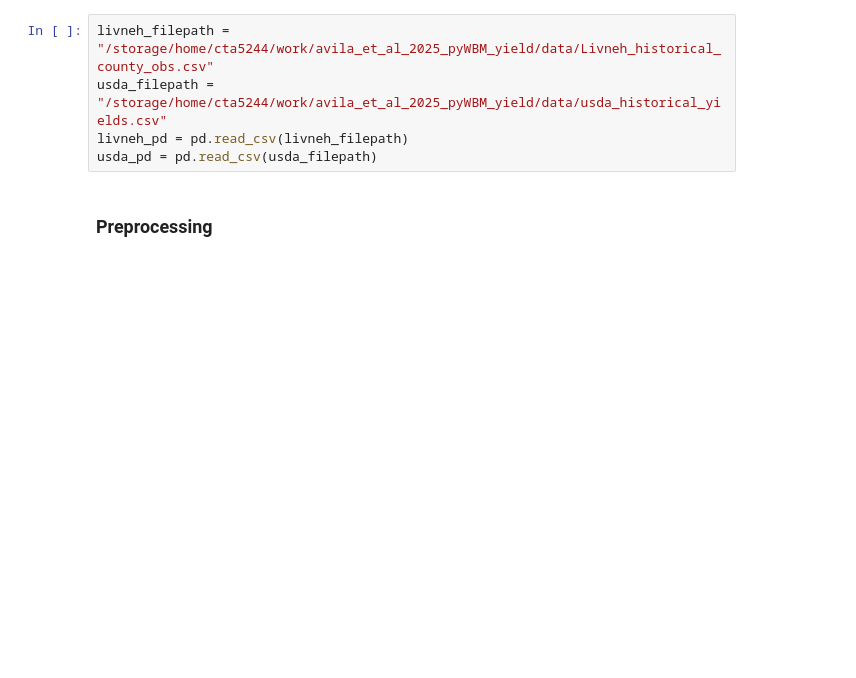
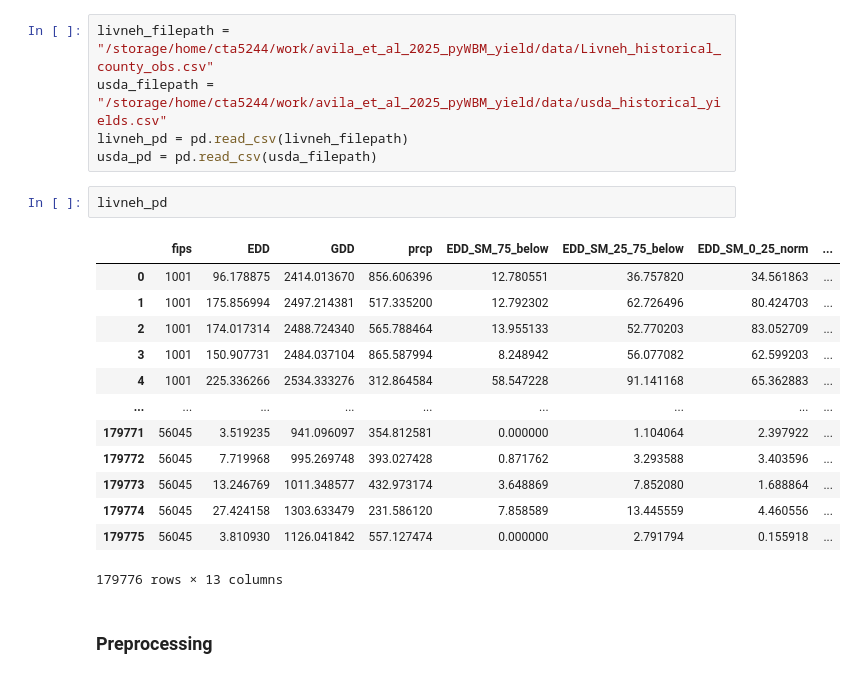
Before and after one commit to theo-avila/avila_et_al_2025_pyWBM_yield, a Jupyter notebook: 2b_econometric_wbm.ipynb, the cells around one changed output. Saved outputs shown, nothing was run; the diff lists cells and outputs as text; blank space fills up the shorter version.

```diff
--- a/2b_econometric_wbm.ipynb
+++ b/2b_econometric_wbm.ipynb
@@ -15,6 +15,22 @@ livneh_filepath = "/storage/home/cta5244/work/avila_et_al_2025_pyWBM_yield/data/
 usda_filepath = "/storage/home/cta5244/work/avila_et_al_2025_pyWBM_yield/data/usda_historical_yields.csv"
 livneh_pd = pd.read_csv(livneh_filepath)
 usda_pd = pd.read_csv(usda_filepath)
+# %%
+livneh_pd
+# %% [output]
+|  | fips | EDD | GDD | prcp | EDD_SM_75_below | EDD_SM_25_75_below | EDD_SM_0_25_norm | ... |
+| 0 | 1001 | 96.178875 | 2414.013670 | 856.606396 | 12.780551 | 36.757820 | 34.561863 | ... |
+| 1 | 1001 | 175.856994 | 2497.214381 | 517.335200 | 12.792302 | 62.726496 | 80.424703 | ... |
+| 2 | 1001 | 174.017314 | 2488.724340 | 565.788464 | 13.955133 | 52.770203 | 83.052709 | ... |
+| 3 | 1001 | 150.907731 | 2484.037104 | 865.587994 | 8.248942 | 56.077082 | 62.599203 | ... |
+| 4 | 1001 | 225.336266 | 2534.333276 | 312.864584 | 58.547228 | 91.141168 | 65.362883 | ... |
+| ... | ... | ... | ... | ... | ... | ... | ... | ... |
+| 179771 | 56045 | 3.519235 | 941.096097 | 354.812581 | 0.000000 | 1.104064 | 2.397922 | ... |
+| 179772 | 56045 | 7.719968 | 995.269748 | 393.027428 | 0.871762 | 3.293588 | 3.403596 | ... |
+| 179773 | 56045 | 13.246769 | 1011.348577 | 432.973174 | 3.648869 | 7.852080 | 1.688864 | ... |
+| 179774 | 56045 | 27.424158 | 1303.633479 | 231.586120 | 7.858589 | 13.445559 | 4.460556 | ... |
+| 179775 | 56045 | 3.810930 | 1126.041842 | 557.127474 | 0.000000 | 2.791794 | 0.155918 | ... |
+179776 rows × 13 columns
 # %% [markdown]
 ### Preprocessing
 # %%
```
Also changed, not shown: parts of 1 cell of this notebook, 55 other files.
